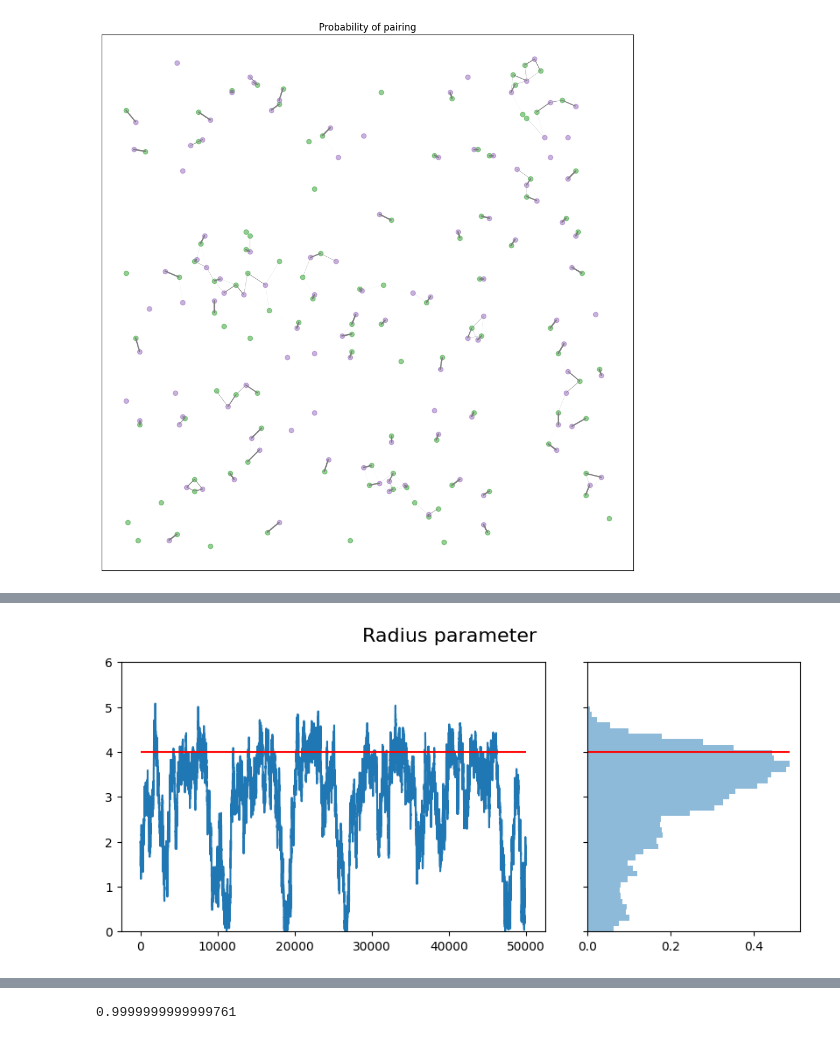
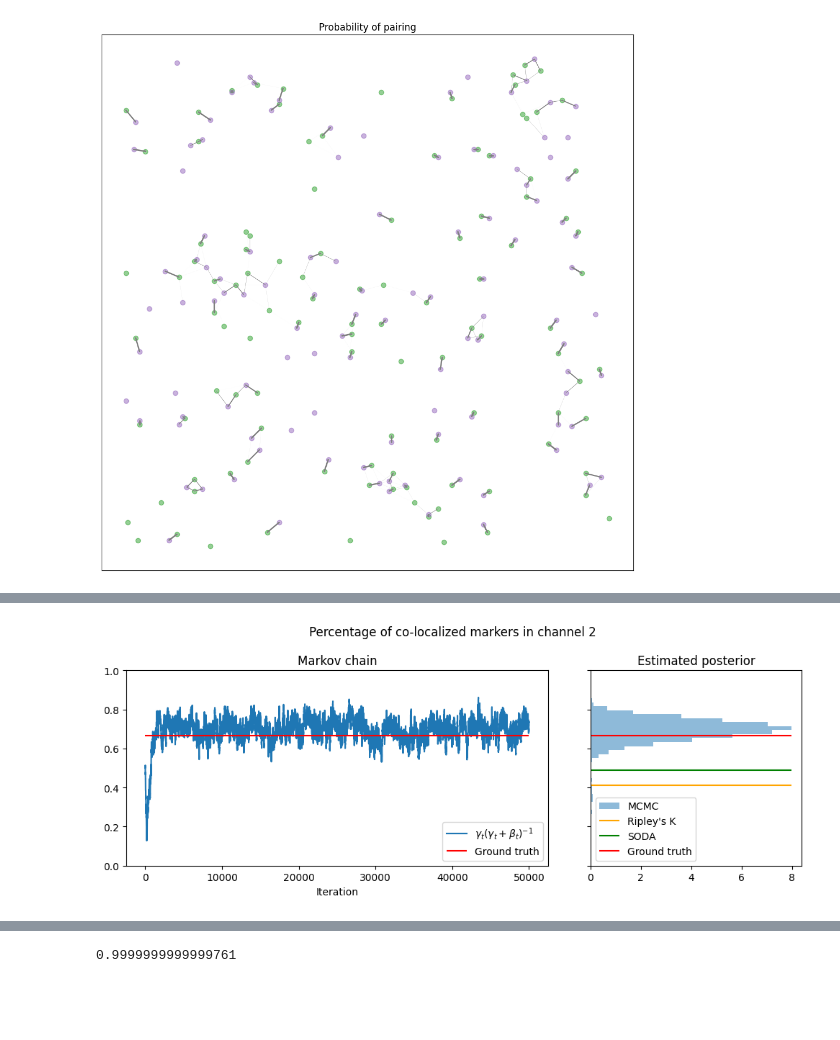
Before and after one commit to gnies/bayes-coloc, a Jupyter notebook: simulations-for-paper/comparison_on_simulated_images/our_analysis_setting_2.ipynb, the cells around one changed output, grey strips where cells are left out. Saved outputs shown, nothing was run; the diff lists cells and outputs as text; code cells hidden in the pictures; blank space fills up the shorter version.

```diff
--- a/simulations-for-paper/comparison_on_simulated_images/our_analysis_setting_2.ipynb
+++ b/simulations-for-paper/comparison_on_simulated_images/our_analysis_setting_2.ipynb
@@ -240,22 +256,37 @@ plt.show()
 # %%
-# do plot for radius parameter
+# probability of pairing in the second channel
+ripley_percent = 0.41
+soda_percent = 0.49
+
 gridspec = dict(wspace=0.0, width_ratios=[1, 0.1, 0.5])
 fig, ax = plt.subplots(nrows=1, ncols=3, gridspec_kw=gridspec, figsize=(10, 4))
-fig.suptitle("Radius parameter", fontsize=16)
-ax[0].set_ylim(radius_interval)
+fig.suptitle("Percentage of co-localized markers in channel 2")# , fontsize=16)
+ax[0].set_ylim((0, 1))
+ax[0].set_title("Markov chain")
+ax[0].set_xlabel("Iteration")
+
 ax[1].set_visible(False)
+p_b_pair_traj = [params["lam_gamma"]/(params["lam_gamma"]+params["lam_nu"]) for params in chain.param_trajectory]
+p_b_pair_true = true_params["lam_gamma"]/(true_params["lam_gamma"] + true_params["lam_nu"])
+ax[0].plot(np.arange(len(p_b_pair_traj)), p_b_pair_traj, label=r'$\gamma_t(\gamma_t + \beta_t)^{-1}$')
+ax[0].hlines(y=p_b_pair_true, xmin=0, xmax=len(p_b_pair_traj), color="red", label="Ground truth")
+ax[0].legend()
+bins = np.linspace(0, 1, 50)
+ax[2].hist(p_b_pair_traj, bins=bins, alpha=0.5, label="MCMC",
+           color="tab:blue", density=True, orientation="horizontal")
+xmax = np.max(np.histogram(p_b_pair_traj, bins=bins, density=True)[0])
+ax[2].hlines(y=ripley_percent, xmin=0, xmax=xmax, color="orange", label="Ripley's K")
+ax[2].hlines(y=soda_percent, xmin=0, xmax=xmax, color="green", label="SODA")
+ax[2].hlines(y=true_params["radius"], xmin=0, xmax=xmax, color="red", label="Ground truth")
+ax[2].hlines(y=p_b_pair_true, xmin=0, xmax=xmax, color="red")
+ax[2].set_ylim((0, 1))
+ax[2].set_title("Estimated posterior")
 
-radius_trajectory = [params["radius"] for params in chain.param_trajectory]
-ax[0].plot(np.arange(len(radius_trajectory)), radius_trajectory)
-ax[0].hlines(y=true_params["radius"], xmin=0, xmax=len(radius_trajectory), color="red")
+ax[2].set_yticklabels([])
+ax[2].legend()
+plt.tight_layout()
 
-bins = np.linspace(radius_interval[0], radius_interval[1], 50)
-ax[2].hist(radius_trajectory, bins=bins, alpha=0.5, label="MCMC",
-           color="tab:blue", density=True, orientation="horizontal")
-xmax = np.max(np.histogram(radius_trajectory, bins=bins, density=True)[0])
-ax[2].hlines(y=true_params["radius"], xmin=0, xmax=xmax, color="red")
-ax[2].set_ylim(radius_interval)
-ax[2].set_yticklabels([])
+plt.savefig("plots/setting_2_percentage.png", dpi=400)
 plt.show()
 # %% [output]
-[figure, old version]
+[figure, new version]
```
Also changed, not shown: parts of 8 cells of this notebook, 20 other files.
